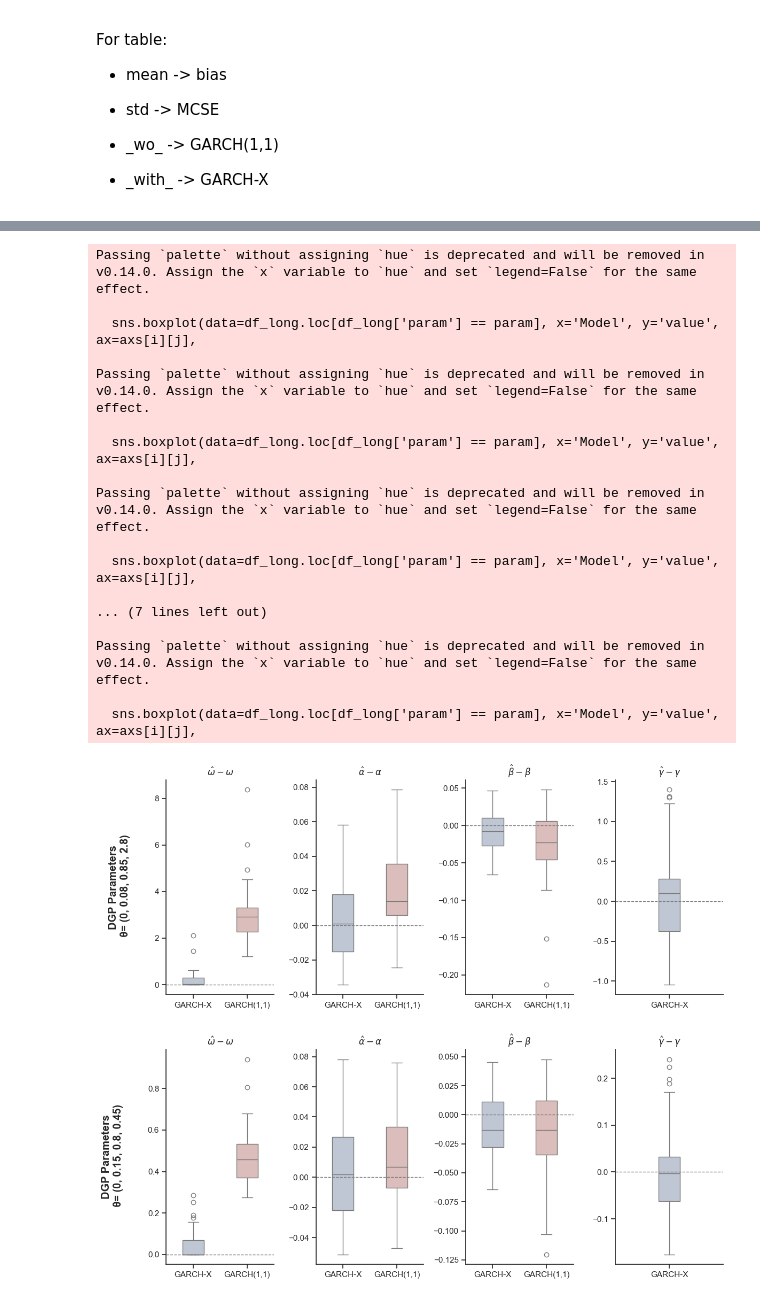
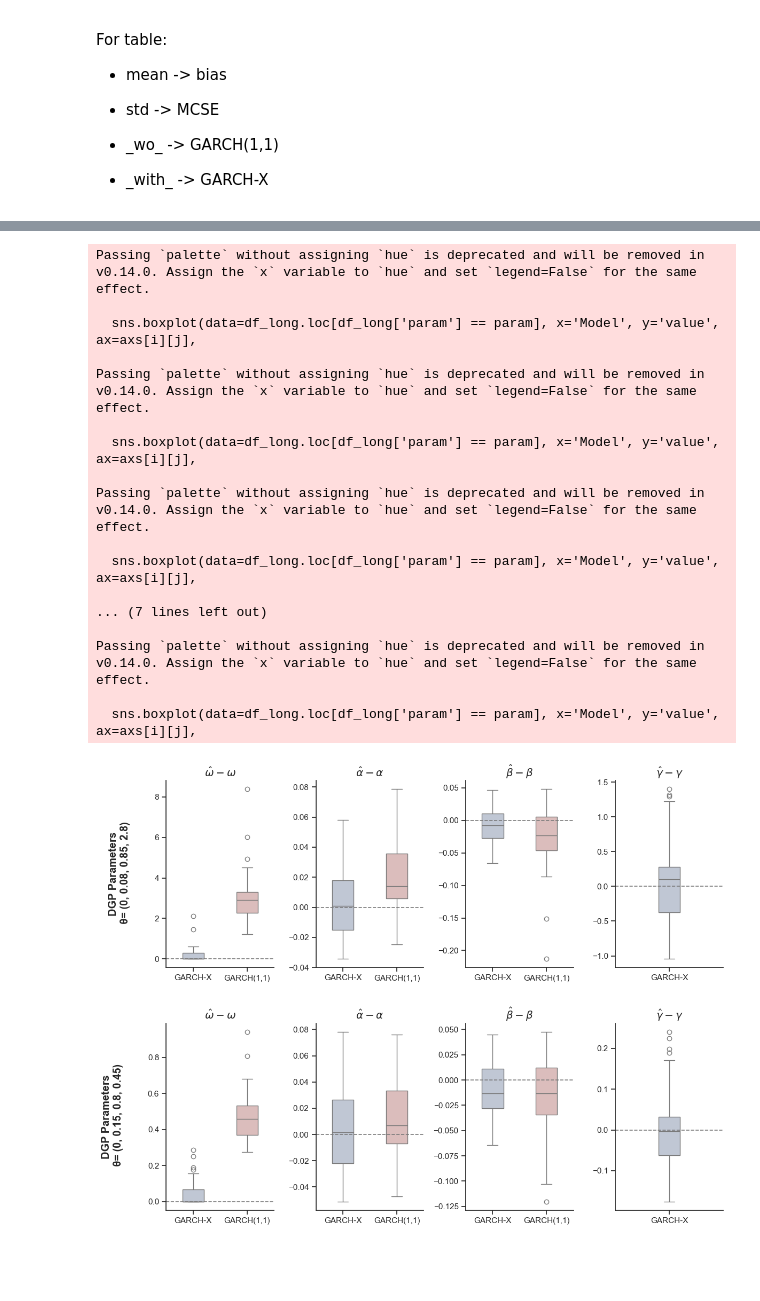
Before and after one commit to hwh1771/sentiment-analysis-volatility-forecasting, a Jupyter notebook: notebooks/05_simumlation_study.ipynb, the cells around one changed output, grey strips where cells are left out. Saved outputs shown, nothing was run; the diff lists cells and outputs as text; code cells hidden in the pictures; blank space fills up the shorter version.

Commit message:
Minor plot changes

```diff
--- a/notebooks/05_simumlation_study.ipynb
+++ b/notebooks/05_simumlation_study.ipynb
@@ -91,9 +91,9 @@ T = 1200
 
 # Generate exo
 np.random.seed(19)
-x = generate_ARMA_data([0.4], [], T)
+x = generate_ARMA_data([0], [], T)
 
-params = (0.000471, 0.0633, 0.913, 0.0210) # (omega, alpha, beta, gamma)
+params = (0.000471, 0.0633, 0.803, 0.110) # (omega, alpha, beta, gamma)
 e, sigma2 = generate_GARCH_data(*params, T, x)
 # %%
 f, axs = plt.subplots(figsize=(11, 4))
@@ -141,7 +142,7 @@ ARCHModelResult, id: 0x1a5bcc2b910
 # %%
 # Fit without exogenous
 garch_without_exo = GARCH(p=1, q=1, z=0)
-garch_without_exo.train(1000* e, method='SLSQP', use_constraints=True)
+garch_without_exo.train(10* e, method='SLSQP', use_constraints=True)
 
 garch_without_exo.summary()
 # %% [output]
@@ -152,6 +153,6 @@ garch_without_exo.summary()
 # %%
 garch_with_exo = GARCH(p=1, q=1, z=1)
-garch_with_exo.train(1000*e, x=10*np.array(x), method='SLSQP', use_constraints=True)
+garch_with_exo.train(10*e, x=10*np.array(x), method='SLSQP', use_constraints=True)
 
 garch_with_exo.summary()
 # %% [output]
@@ -389,7 +406,7 @@ param_df
 # %%
 r = 2
 axis_color = 'gray'
-f, axs = plt.subplots(2, 4, figsize=(12, 10), constrained_layout=True)
+f, axs = plt.subplots(2, 4, figsize=(12, 9), constrained_layout=True)
 #f.suptitle(r"Difference between estimated parameter values and DGP parameter values")
 
 for i, params in enumerate(spy_params):
@@ -435,38 +452,38 @@ for i, params in enumerate(spy_params):
             axs[i][j].set_ylabel('')
 
 
-        axs[i][j].axhline(y=0, color="#7A7A7A", linestyle='--', linewidth=1)
-        axs[i][j].set_title(label, weight="bold", size='medium')
+        axs[i][j].axhline(y=0, color="#7A7A7A", linestyle='--', linewidth=1.2)
+        axs[i][j].set_title(label, weight="bold", size='large')
 
 
 
 
         #axs[i][j].tick_params(axis='y', colors=sns.color_palette('vlag')[1])
 
         # Keep only left and bottom spines and set their color
         # axs[i][j].spines["left"].set_color(axis_color)
         # axs[i][j].spines["bottom"].set_color(axis_color)
         # axs[i][j].tick_params(axis='x', colors=axis_color)
         # axs[i][j].tick_params(axis='y', colors=axis_color)
 
 
 f.tight_layout(h_pad=2.7)
 # %% [output]
 Passing `palette` without assigning `hue` is deprecated and will be removed in v0.14.0. Assign the `x` variable to `hue` and set `legend=False` for the same effect.
 
   sns.boxplot(data=df_long.loc[df_long['param'] == param], x='Model', y='value', ax=axs[i][j],
 
 Passing `palette` without assigning `hue` is deprecated and will be removed in v0.14.0. Assign the `x` variable to `hue` and set `legend=False` for the same effect.
 
   sns.boxplot(data=df_long.loc[df_long['param'] == param], x='Model', y='value', ax=axs[i][j],
 
 Passing `palette` without assigning `hue` is deprecated and will be removed in v0.14.0. Assign the `x` variable to `hue` and set `legend=False` for the same effect.
 
   sns.boxplot(data=df_long.loc[df_long['param'] == param], x='Model', y='value', ax=axs[i][j],
 
 ... (7 lines left out)
 
 Passing `palette` without assigning `hue` is deprecated and will be removed in v0.14.0. Assign the `x` variable to `hue` and set `legend=False` for the same effect.
 
   sns.boxplot(data=df_long.loc[df_long['param'] == param], x='Model', y='value', ax=axs[i][j],
-[figure, old version]
+[figure, new version]
```
Also changed, not shown: parts of 7 cells of this notebook.
